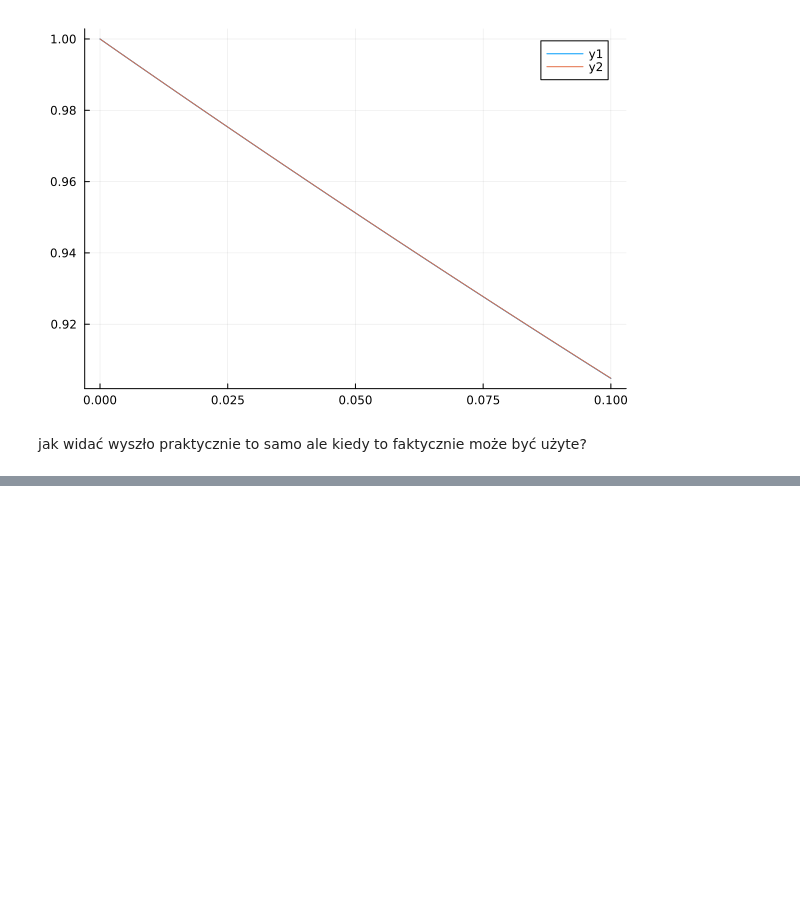
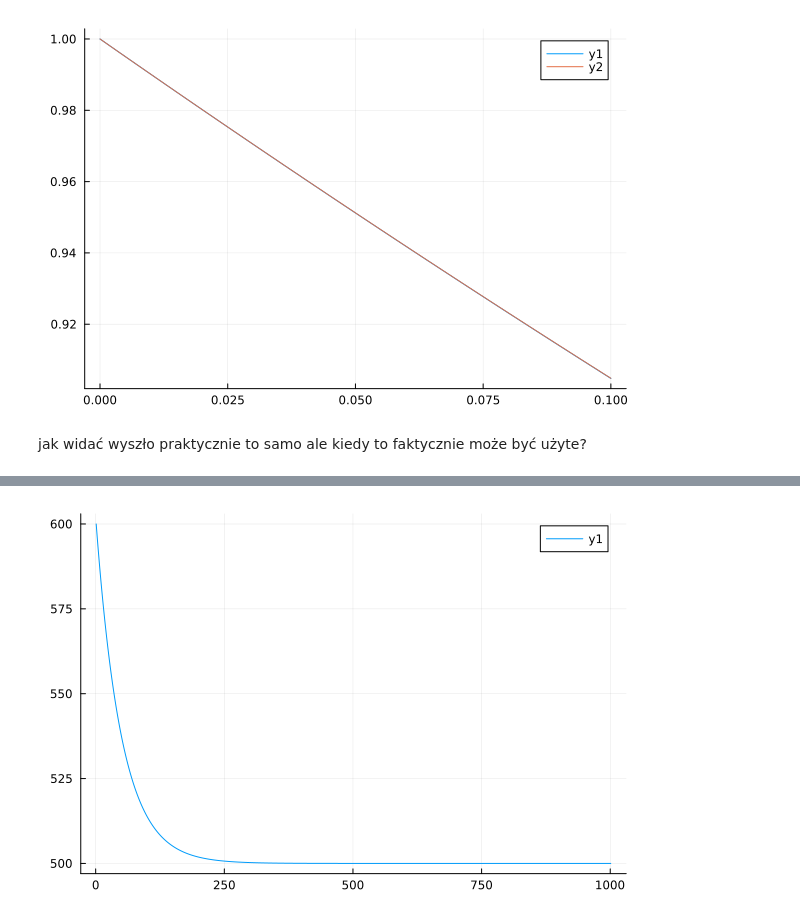
Before and after one commit to piotrczech/optimization-of-inventory-deliveries, a Jupyter notebook: example.ipynb, the cells around one changed output, grey strips where cells are left out. Saved outputs shown, nothing was run; the diff lists cells and outputs as text; code cells hidden in the pictures; blank space fills up the shorter version.

```diff
--- a/example.ipynb
+++ b/example.ipynb
@@ -41,0 +94,5 @@ ale kiedy to faktycznie może być użyte?
+# %%
+#this will show us how the demand rate changes over time
+plot(range(1,1001),array_O)
+# %% [output]
+[figure, added]
```
Also changed, not shown: parts of 4 cells of this notebook.
